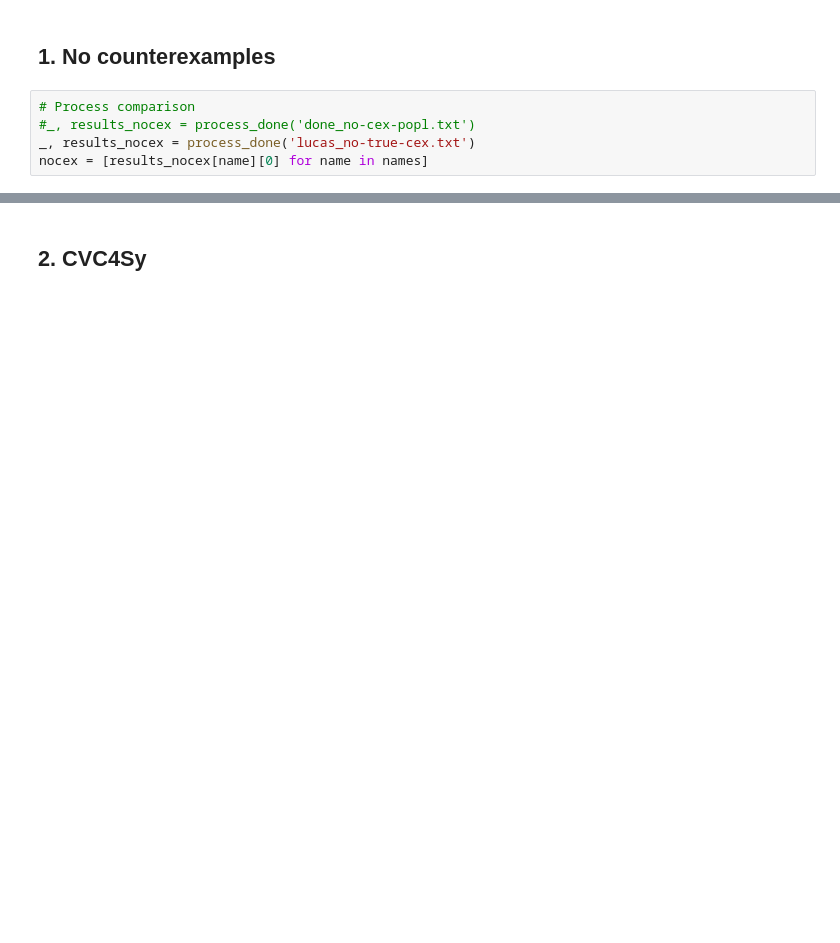
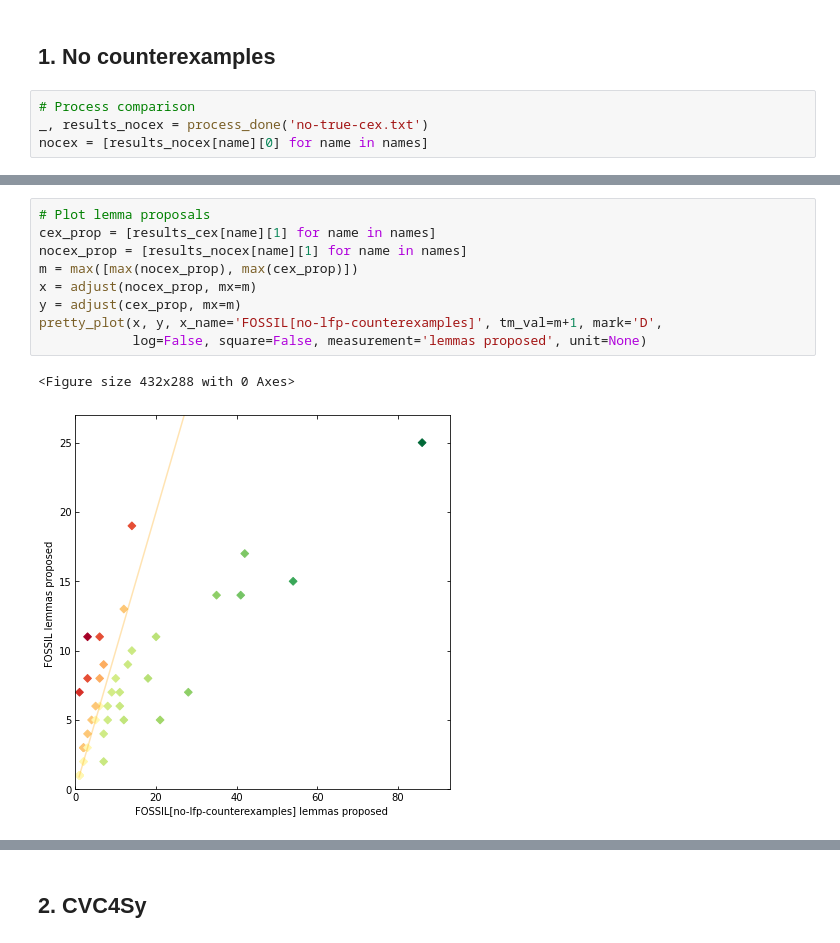
Before and after one commit to muraliadithya/FOSSIL, a Jupyter notebook: plotting/plotter.ipynb, the cells around one changed output, grey strips where cells are left out. Saved outputs shown, nothing was run; the diff lists cells and outputs as text; blank space fills up the shorter version.

```diff
--- a/plotting/plotter.ipynb
+++ b/plotting/plotter.ipynb
@@ -21,8 +21,7 @@ cex_max = max(cex)
 ## 1. No counterexamples
 # %%
 # Process comparison
-#_, results_nocex = process_done('done_no-cex-popl.txt')
-_, results_nocex = process_done('lucas_no-true-cex.txt')
+_, results_nocex = process_done('no-true-cex.txt')
 nocex = [results_nocex[name][0] for name in names]
 # %%
 # Plot
@@ -38,0 +38,12 @@ Of the 20 tests which took more than 10 seconds to run without LFP countermodels
+# %%
+# Plot lemma proposals
+cex_prop = [results_cex[name][1] for name in names]
+nocex_prop = [results_nocex[name][1] for name in names]
+m = max([max(nocex_prop), max(cex_prop)])
+x = adjust(nocex_prop, mx=m)
+y = adjust(cex_prop, mx=m)
+pretty_plot(x, y, x_name='FOSSIL[no-lfp-counterexamples]', tm_val=m+1, mark='D',
+            log=False, square=False, measurement='lemmas proposed', unit=None)
+# %% [output]
+<Figure size 432x288 with 0 Axes>
+[figure, added]
```
Also changed, not shown: parts of 8 cells of this notebook, 14 other files.
